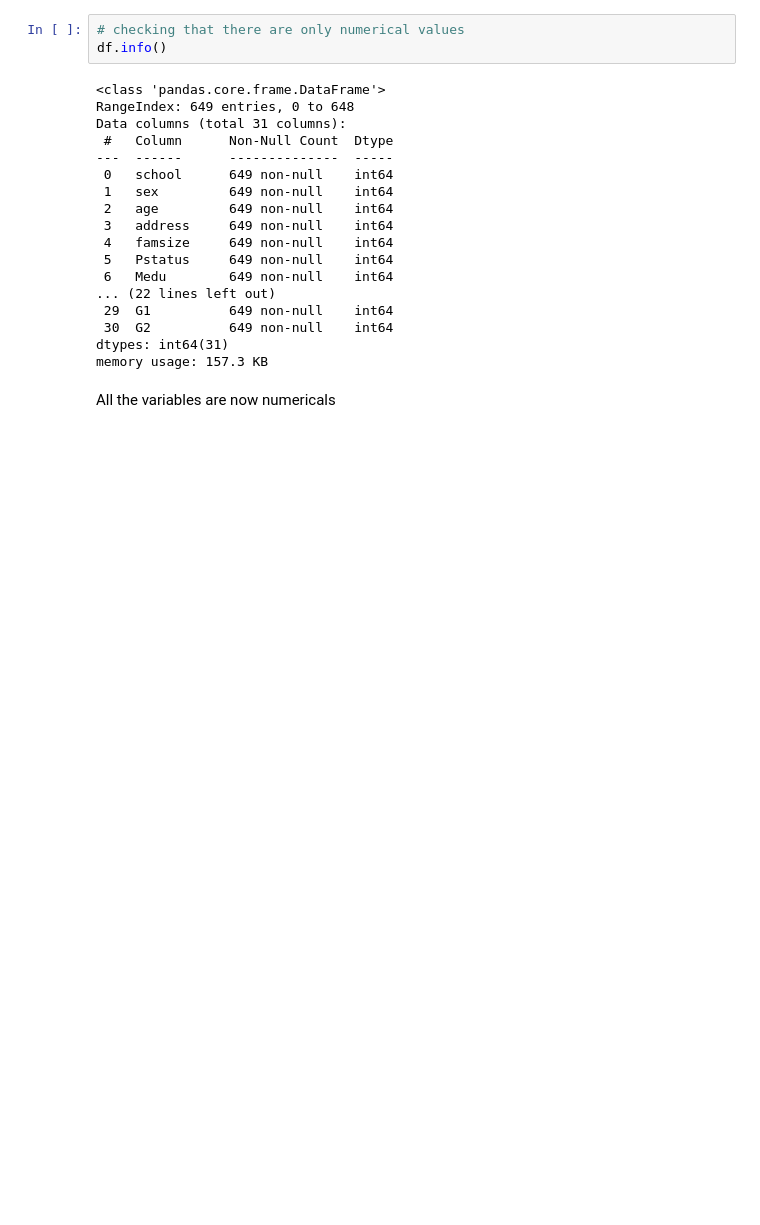
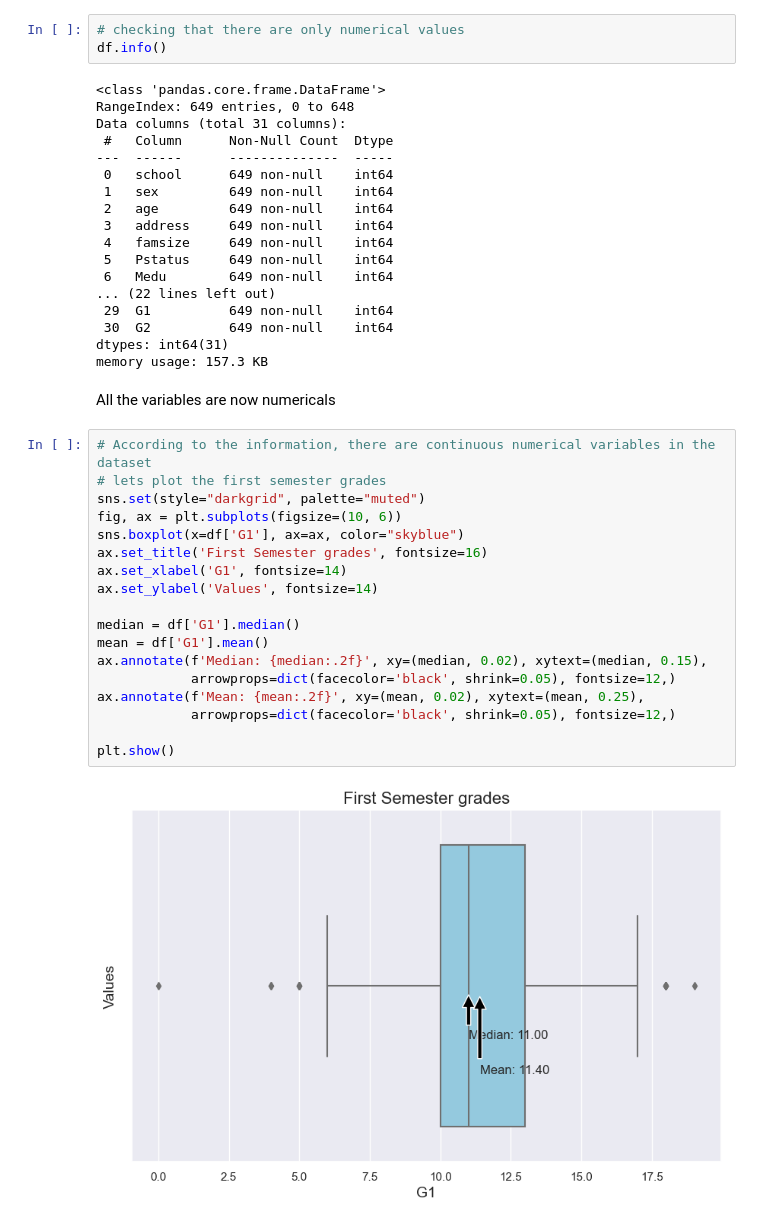
Before and after one commit to msotomayorpal/CA-3-Capstone-Strategic-Thinking, a Jupyter notebook: CA 2 strategic thinking Capstone Report.ipynb, the cells around one changed output. Saved outputs shown, nothing was run; the diff lists cells and outputs as text; blank space fills up the shorter version.

Commit message:
Visualisations

```diff
--- a/CA 2 strategic thinking Capstone Report.ipynb
+++ b/CA 2 strategic thinking Capstone Report.ipynb
@@ -150,3 +152,23 @@ dtypes: int64(31)
 memory usage: 157.3 KB
 # %% [markdown]
 All the variables are now numericals
+# %%
+# According to the information, there are continuous numerical variables in the dataset
+# lets plot the first semester grades
+sns.set(style="darkgrid", palette="muted")
+fig, ax = plt.subplots(figsize=(10, 6))
+sns.boxplot(x=df['G1'], ax=ax, color="skyblue")
+ax.set_title('First Semester grades', fontsize=16)
+ax.set_xlabel('G1', fontsize=14)
+ax.set_ylabel('Values', fontsize=14)
+
+median = df['G1'].median()
+mean = df['G1'].mean()
+ax.annotate(f'Median: {median:.2f}', xy=(median, 0.02), xytext=(median, 0.15),
+            arrowprops=dict(facecolor='black', shrink=0.05), fontsize=12,)
+ax.annotate(f'Mean: {mean:.2f}', xy=(mean, 0.02), xytext=(mean, 0.25),
+            arrowprops=dict(facecolor='black', shrink=0.05), fontsize=12,)
+
+plt.show()
+# %% [output]
+[figure, added]
```
Also changed, not shown: parts of 3 cells of this notebook.
